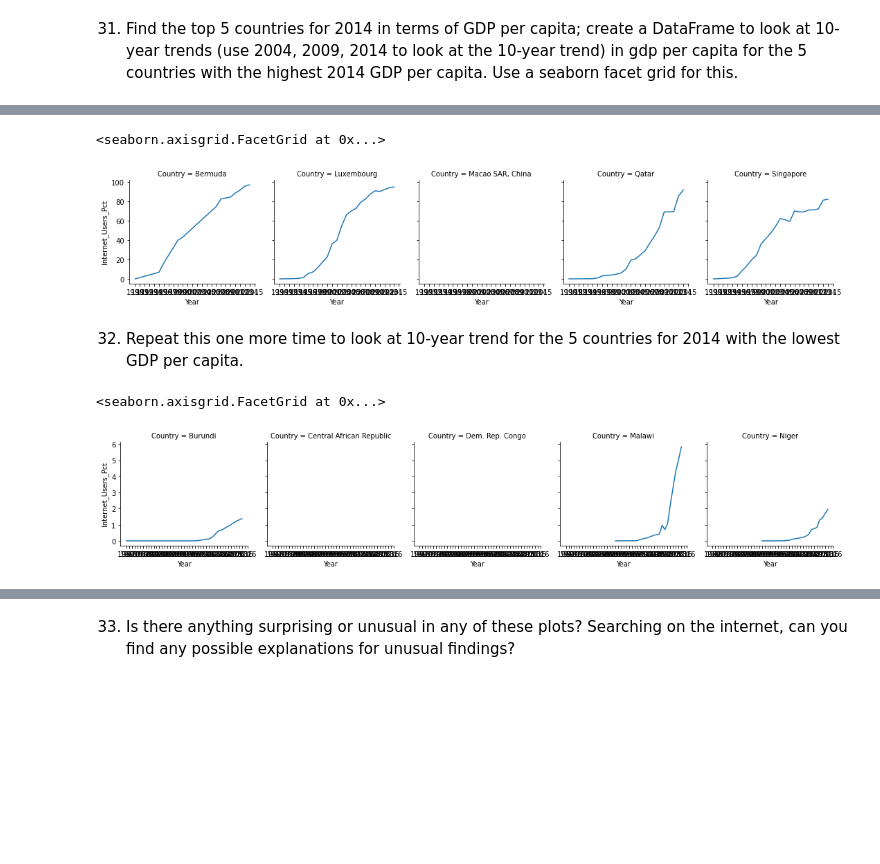
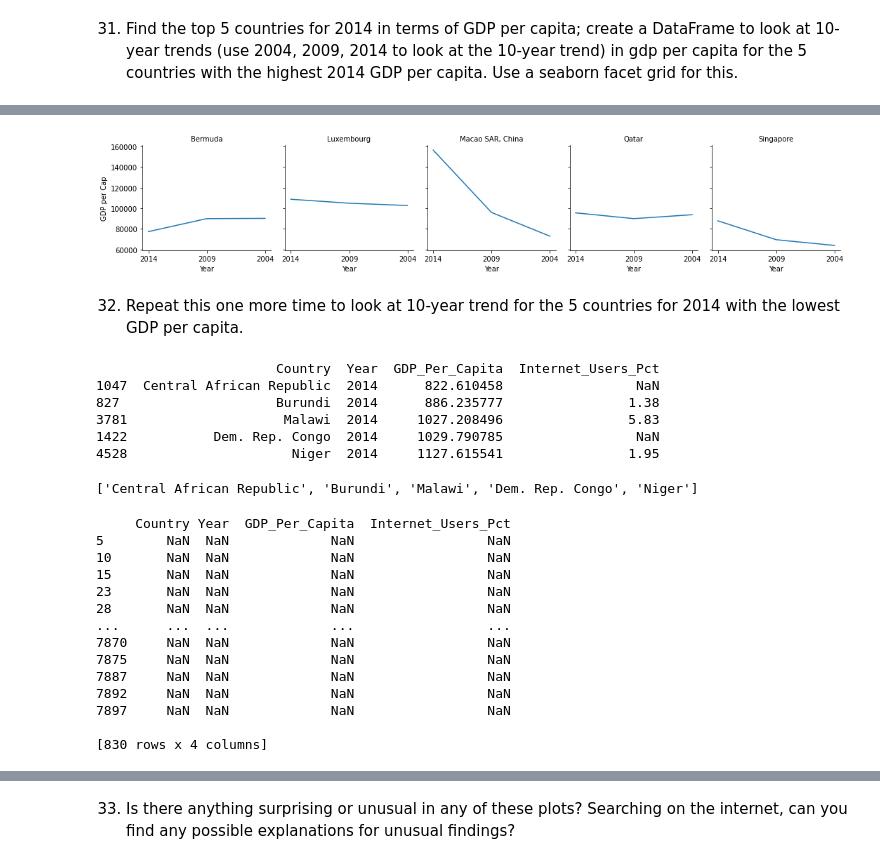
Before and after one commit to LJRollerII/GDP_and_Internet_Usage_Python, a Jupyter notebook: notebooks/UN_GDP_Internet.ipynb, the cells around one changed output, grey strips where cells are left out. Saved outputs shown, nothing was run; the diff lists cells and outputs as text; code cells hidden in the pictures; blank space fills up the shorter version.

```diff
--- a/notebooks/UN_GDP_Internet.ipynb
+++ b/notebooks/UN_GDP_Internet.ipynb
@@ -214,8 +185,8 @@ gdp_and_internet_use.tail()
 # %% [markdown]
 16. Subset the combined DataFrame to keep only the data for 2004, 2009, and 2014. Check that this happened correctly.
 # %%
-array = ['2004', '2009', '2014']
-print(gdp_and_internet_use.loc[gdp_and_internet_use['Year'].isin(array)])
+years_df = gdp_and_internet_use[gdp_and_internet_use['Year'].isin(['2004', '2009', '2014'])]
+print(years_df)
 # %% [output]
                     Country  Year  GDP_Per_Capita  Internet_Users_Pct
 5               Afghanistan  2014     2102.385234            6.390000
@@ -499,2 +553,5 @@ g.map_dataframe(sns.lineplot, x='Year', y="Internet_Users_Pct").add_legend()
 # %% [markdown]
 31. Find the top 5 countries for 2014 in terms of GDP per capita; create a DataFrame to look at 10-year trends (use 2004, 2009, 2014 to look at the 10-year trend) in gdp per capita for the 5 countries with the highest 2014 GDP per capita. Use a seaborn facet grid for this.
+# %%
+t5_gdp_14 = gdp_internet_14.nlargest(5, "GDP_Per_Capita")
+print(t5_gdp_14)
@@ -500,0 +565,3 @@ g.map_dataframe(sns.lineplot, x='Year', y="Internet_Users_Pct").add_legend()
+# %%
+top_gdp_countries = t5_gdp_14.Country.tolist()
+print(top_gdp_countries)
@@ -500,0 +570,3 @@ g.map_dataframe(sns.lineplot, x='Year', y="Internet_Users_Pct").add_legend()
+# %%
+top_5_gdp = years_df[years_df.Country.isin(top_gdp_countries)]
+print(top_5_gdp)
@@ -501,20 +590,43 @@ g.map_dataframe(sns.lineplot, x='Year', y="Internet_Users_Pct").add_legend()
 # %%
-filter4 = gdp_and_internet_use['Country'].isin(['Macao SAR, China','Luxembourg', 'Qatar', 'Singapore', 'Bermuda'])
-top_5_gdp = gdp_and_internet_use[filter4]
-top_5_gdp = top_5_gdp.sort_values(by=['Country','Year'])
-g = sns.FacetGrid(top_5_gdp, col='Country')
-g.map_dataframe(sns.lineplot, x='Year', y="Internet_Users_Pct").add_legend()
+  fg = sns.FacetGrid(top_5_gdp, col = "Country")
+
+fg.map(plt.plot, "Year", "GDP_Per_Capita")
+fg.set_axis_labels("Year", "GDP per Cap")
+fg.set_titles(col_template = "{col_name}");
 # %% [output]
-<seaborn.axisgrid.FacetGrid at 0x...>
-[figure, old version]
+[figure, new version]
 # %% [markdown]
 32. Repeat this one more time to look at 10-year trend for the 5 countries for 2014 with the lowest GDP per capita.
 # %%
-filter5 = gdp_and_internet_use['Country'].isin(['Central African Republic','Burundi', 'Malawi', 'Dem. Rep. Congo', 'Niger'])
-bottom_5_gdp = gdp_and_internet_use[filter5]
-bottom_5_gdp = bottom_5_gdp.sort_values(by=['Country','Year'])
-g = sns.FacetGrid(bottom_5_gdp, col='Country')
-g.map_dataframe(sns.lineplot, x='Year', y="Internet_Users_Pct").add_legend()
+b5_gdp_14 = gdp_internet_14.nsmallest(5, "GDP_Per_Capita")
+print(b5_gdp_14)
 # %% [output]
-<seaborn.axisgrid.FacetGrid at 0x...>
+                       Country  Year  GDP_Per_Capita  Internet_Users_Pct
+1047  Central African Republic  2014      822.610458                 NaN
+827                    Burundi  2014      886.235777                1.38
+3781                    Malawi  2014     1027.208496                5.83
+1422           Dem. Rep. Congo  2014     1029.790785                 NaN
+4528                     Niger  2014     1127.615541                1.95
-[figure, removed]
+# %%
+bottom_gdp_countries = b5_gdp_14.Country.tolist()
+print(bottom_gdp_countries)
+# %% [output]
+['Central African Republic', 'Burundi', 'Malawi', 'Dem. Rep. Congo', 'Niger']
+# %%
+bottom_5_gdp = years_df[years_df.isin(bottom_gdp_countries)]
+print(bottom_5_gdp)
+# %% [output]
+     Country Year  GDP_Per_Capita  Internet_Users_Pct
+5        NaN  NaN             NaN                 NaN
+10       NaN  NaN             NaN                 NaN
+15       NaN  NaN             NaN                 NaN
+23       NaN  NaN             NaN                 NaN
+28       NaN  NaN             NaN                 NaN
+...      ...  ...             ...                 ...
+7870     NaN  NaN             NaN                 NaN
+7875     NaN  NaN             NaN                 NaN
+7887     NaN  NaN             NaN                 NaN
+7892     NaN  NaN             NaN                 NaN
+7897     NaN  NaN             NaN                 NaN
+
+[830 rows x 4 columns]
```
Also changed, not shown: parts of 37 cells of this notebook.
